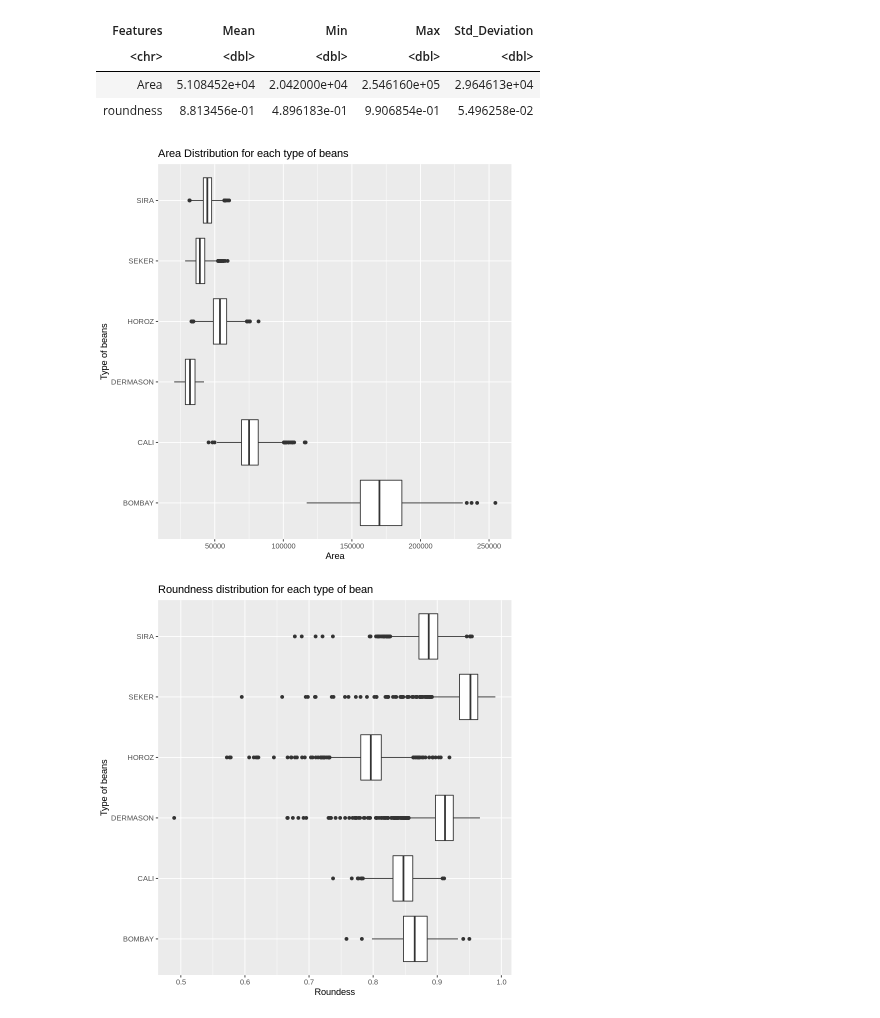
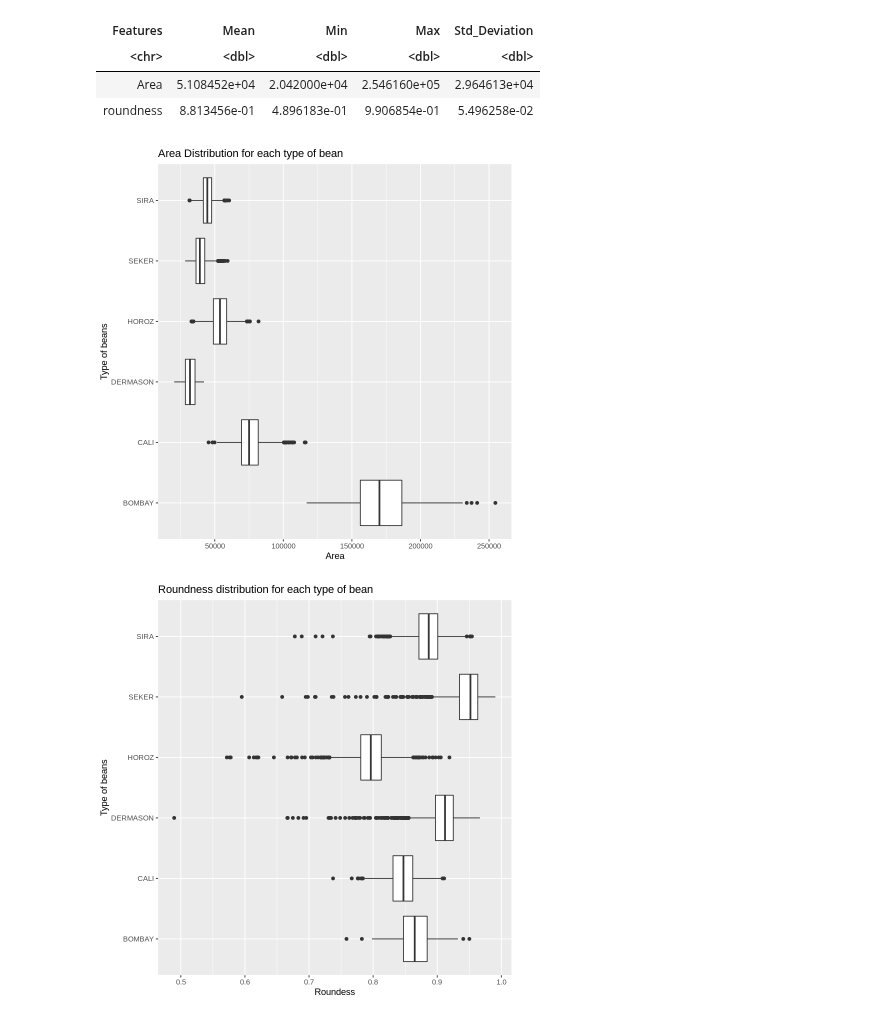
Before and after one commit to emeraldnqa/Bean-Type-Classfiifcation, a Jupyter notebook: proposal code.ipynb, the cells around one changed output. Cells and saved outputs as stored; diff of their text form; code cells hidden in the pictures.

```diff
--- a/proposal code.ipynb
+++ b/proposal code.ipynb
@@ -231,15 +231,15 @@ A tibble: 2 × 5
 # %%
 #Graphing area distribution for each type of bean
 area_box_plot <- final_bean_data |>
                 ggplot(aes(x = Class, y = Area))+
                 geom_boxplot()+
                 xlab("Type of beans")+
                 ylab("Area")+
-                ggtitle("Area Distribution for each type of beans")+
+                ggtitle("Area Distribution for each type of bean")+
                 coord_flip()
 area_box_plot
 # %% [output]
-[figure, old version]
+[figure, new version]
 # %%
 #Graphing box plot showing roundness distribution for each type of box plot
 roundness_box_plot <- final_bean_data |>
```
Also changed, not shown: parts of 3 cells of this notebook.
